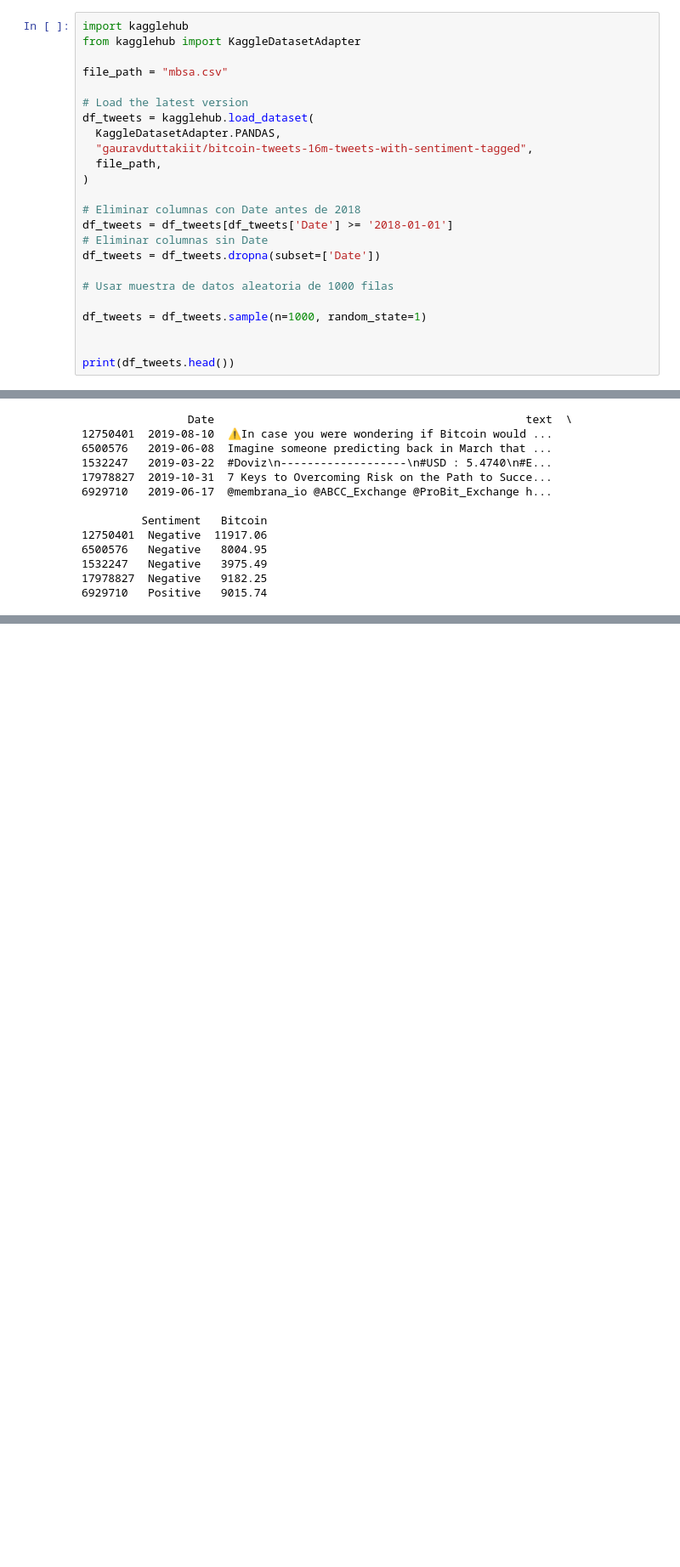
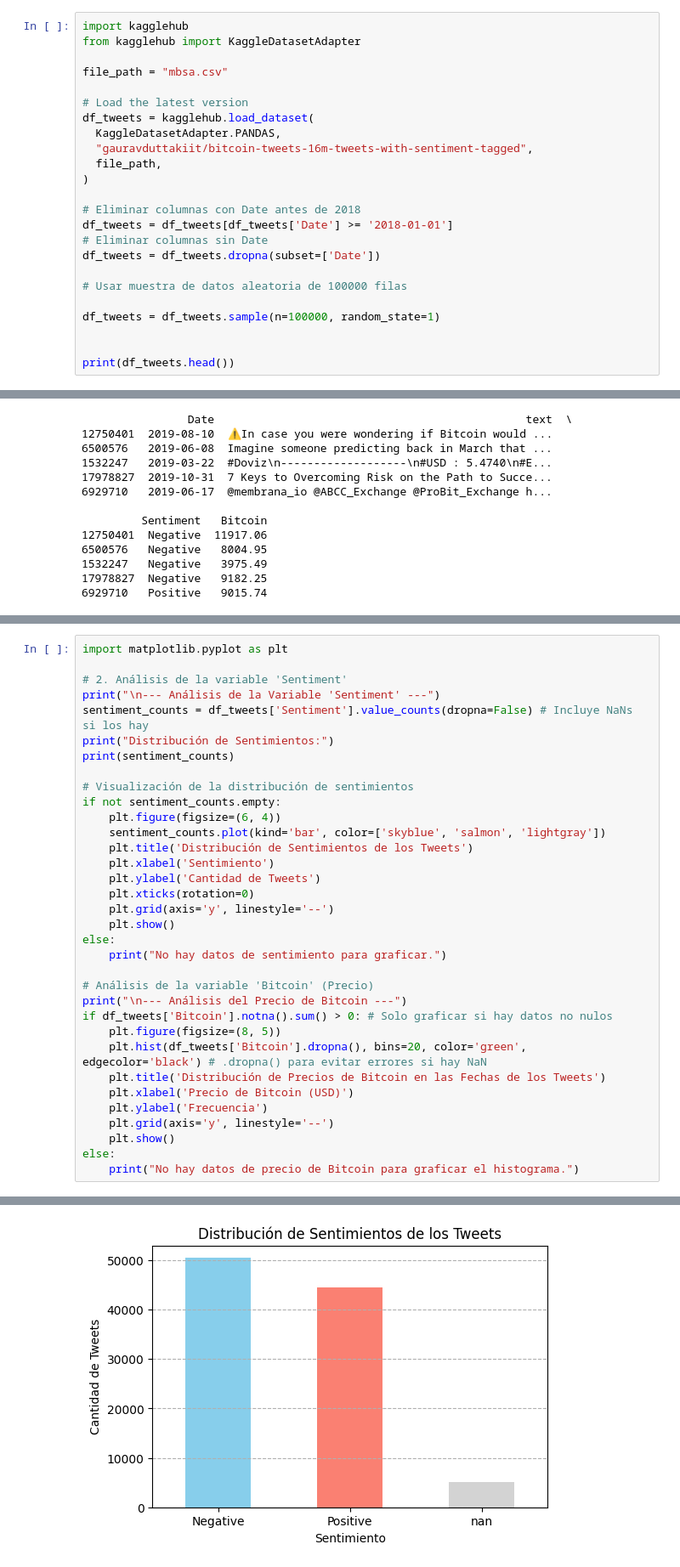
Before and after one commit to franciscozunigap/bitcoin-tweets, a Jupyter notebook: app.ipynb, the cells around one changed output, grey strips where cells are left out. Shown: that part at 85% size. Drawn from its saved outputs; the diff is of its cells as text; blank space fills up the shorter version.

```diff
--- a/app.ipynb
+++ b/app.ipynb
@@ -18,9 +20,9 @@ df_tweets = df_tweets[df_tweets['Date'] >= '2018-01-01']
 # Eliminar columnas sin Date
 df_tweets = df_tweets.dropna(subset=['Date'])
 
-# Usar muestra de datos aleatoria de 1000 filas
+# Usar muestra de datos aleatoria de 100000 filas
 
-df_tweets = df_tweets.sample(n=1000, random_state=1)
+df_tweets = df_tweets.sample(n=100000, random_state=1)
 
 
 print(df_tweets.head())
@@ -142,0 +160,35 @@ Name: count, dtype: int64
+# %%
+import matplotlib.pyplot as plt
+
+# 2. Análisis de la variable 'Sentiment'
+print("\n--- Análisis de la Variable 'Sentiment' ---")
+sentiment_counts = df_tweets['Sentiment'].value_counts(dropna=False) # Incluye NaNs si los hay
+print("Distribución de Sentimientos:")
+print(sentiment_counts)
+
+# Visualización de la distribución de sentimientos
+if not sentiment_counts.empty:
+    plt.figure(figsize=(6, 4))
+    sentiment_counts.plot(kind='bar', color=['skyblue', 'salmon', 'lightgray'])
+    plt.title('Distribución de Sentimientos de los Tweets')
+    plt.xlabel('Sentimiento')
+    plt.ylabel('Cantidad de Tweets')
+    plt.xticks(rotation=0)
+    plt.grid(axis='y', linestyle='--')
+    plt.show()
+else:
+    print("No hay datos de sentimiento para graficar.")
+
+# Análisis de la variable 'Bitcoin' (Precio)
+print("\n--- Análisis del Precio de Bitcoin ---")
+if df_tweets['Bitcoin'].notna().sum() > 0: # Solo graficar si hay datos no nulos
+    plt.figure(figsize=(8, 5))
+    plt.hist(df_tweets['Bitcoin'].dropna(), bins=20, color='green', edgecolor='black') # .dropna() para evitar errores si hay NaN
+    plt.title('Distribución de Precios de Bitcoin en las Fechas de los Tweets')
+    plt.xlabel('Precio de Bitcoin (USD)')
+    plt.ylabel('Frecuencia')
+    plt.grid(axis='y', linestyle='--')
+    plt.show()
+else:
+    print("No hay datos de precio de Bitcoin para graficar el histograma.")
+# %% [output]
@@ -142,0 +202 @@ Name: count, dtype: int64
+[figure, added]
```
Also changed, not shown: parts of 14 cells of this notebook.
